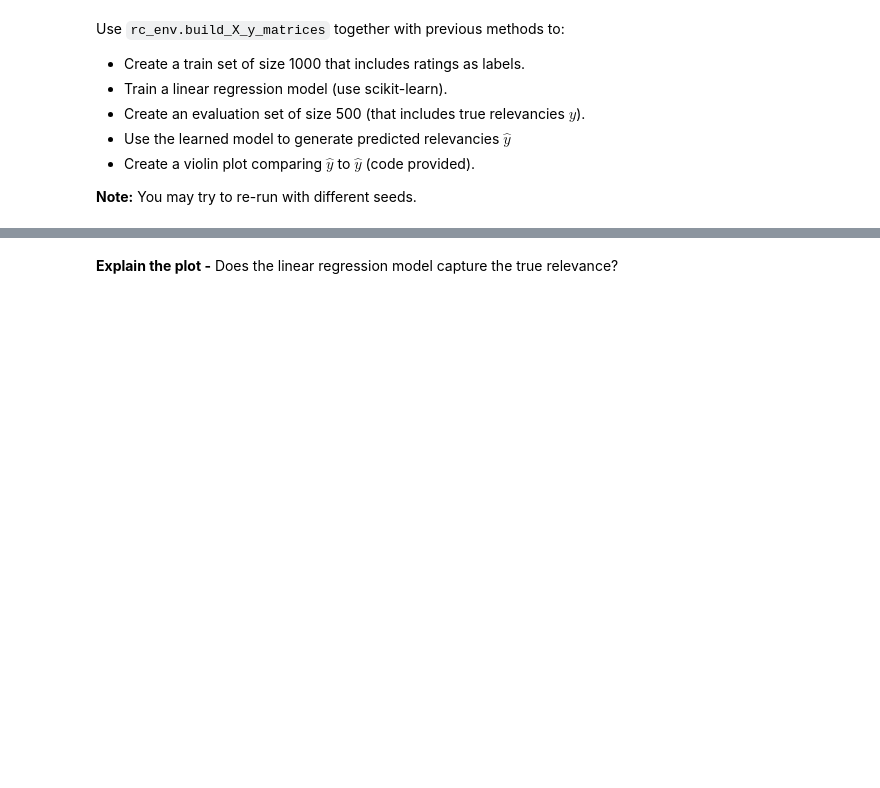
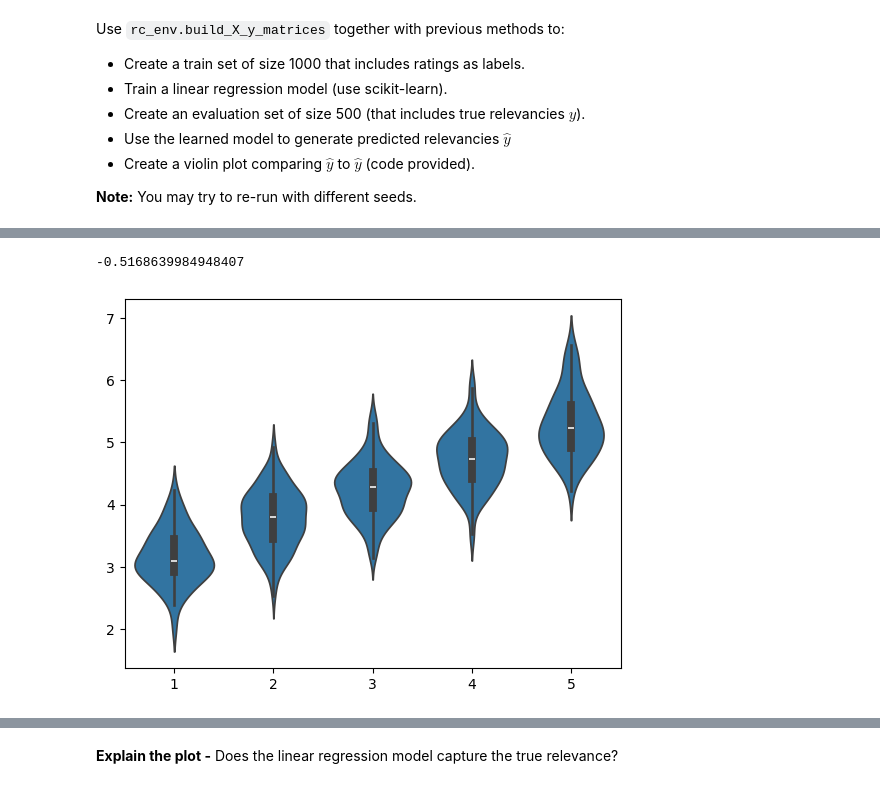
Before and after one commit to ashalem/ML_Human, a Jupyter notebook: WS3_2024_students.ipynb, the cells around one changed output, grey strips where cells are left out. Cells and saved outputs as stored; diff of their text form; code cells hidden in the pictures; blank space fills up the shorter version.

```diff
--- a/WS3_2024_students.ipynb
+++ b/WS3_2024_students.ipynb
@@ -301,3 +364,19 @@ Use `rc_env.build_X_y_matrices` together with previous methods to:
+# %%
+
+## YOUR SOLUTION
+np.random.seed(42)
+train_set = rc_env.generate_training_set(n_samples=1000)
+train_set_ratings_x, train_set_ratings_y = rc_env.build_X_y_matrices(train_set, 'rating', rc_env.FEATURE_COLUMNS)
+model = LinearRegression()
+model.fit(train_set_ratings_x, train_set_ratings_y)
+eval_set = rc_env.generate_evaluation_set(n_samples=500)
+eval_set_x, eval_set_y = rc_env.build_X_y_matrices(eval_set, 'true_relevance', rc_env.FEATURE_COLUMNS)
+y_predicted = model.predict(eval_set_x)
+sns.violinplot(x=eval_set_y, y=y_predicted)
+model.score(eval_set_x, eval_set_y)
+# %% [output]
+-0.5168639984948407
+[figure, added]
 # %%
 # [plot correlations]
 
```
Also changed, not shown: parts of 25 cells of this notebook.
